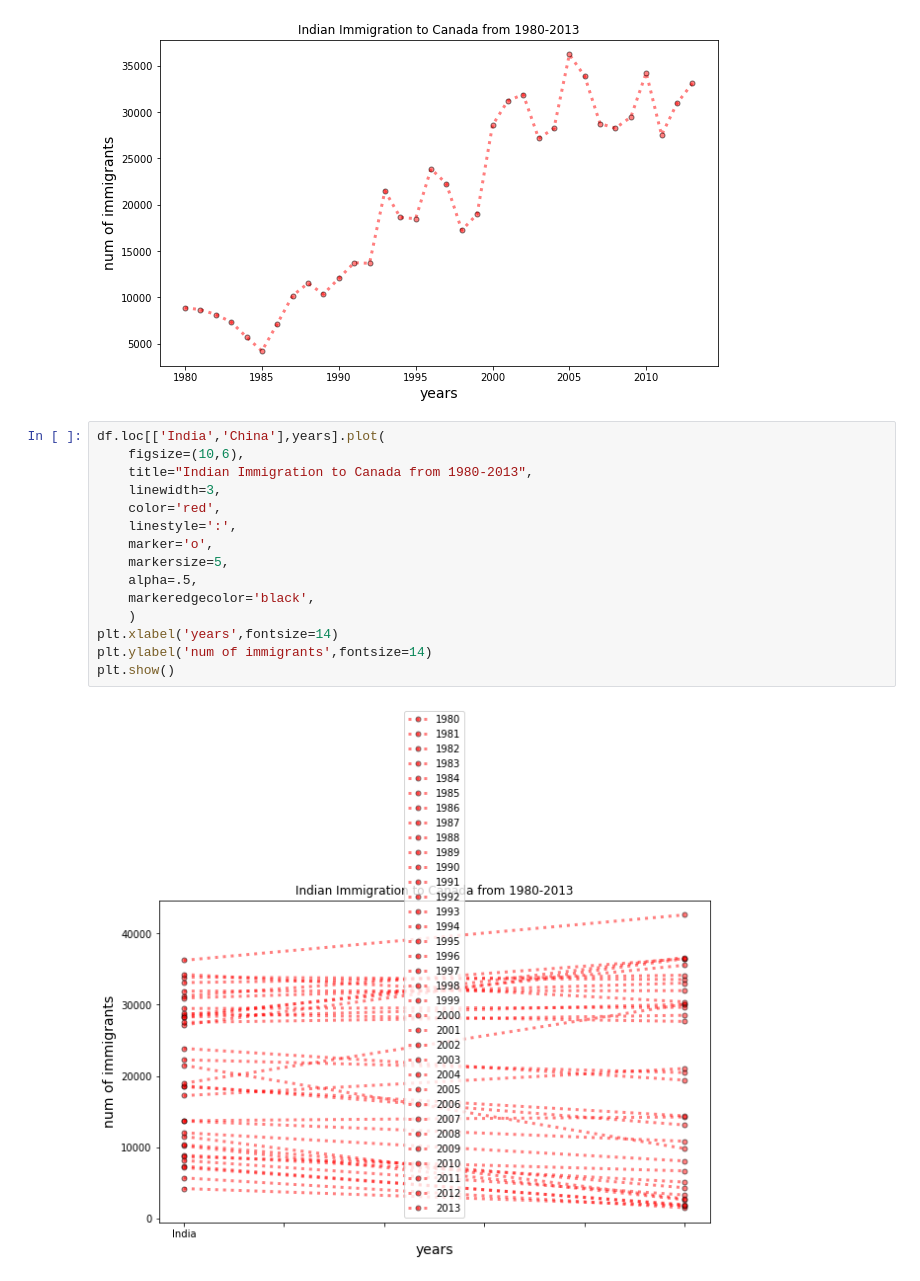
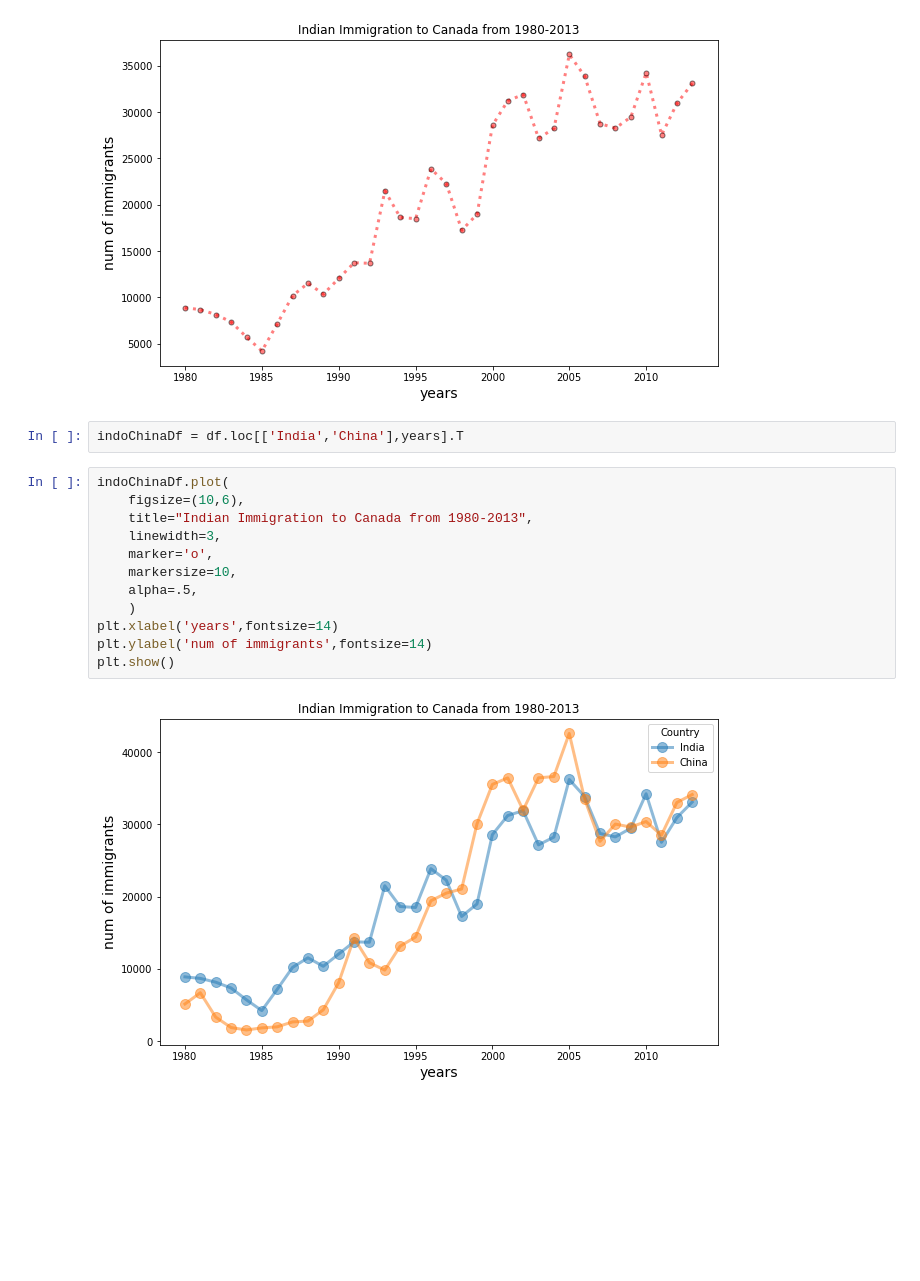
Before and after one commit to zaid-kamil/DPPYDS63021AUG, a Jupyter notebook: data analysis/data_analysis_3.ipynb, the cells around one changed output. Cells and saved outputs as stored; diff of their text form; blank space fills up the shorter version.

```diff
--- a/data analysis/data_analysis_3.ipynb
+++ b/data analysis/data_analysis_3.ipynb
@@ -43,20 +43,19 @@ plt.ylabel('num of immigrants',fontsize=14)
 plt.show()
 # %% [output]
 [figure]
+# %%
+indoChinaDf = df.loc[['India','China'],years].T
 # %%
-df.loc[['India','China'],years].plot(
+indoChinaDf.plot(
     figsize=(10,6),
     title="Indian Immigration to Canada from 1980-2013",
     linewidth=3,
-    color='red',
-    linestyle=':',
     marker='o',
-    markersize=5,
+    markersize=10,
     alpha=.5,
-    markeredgecolor='black',
     )
 plt.xlabel('years',fontsize=14)
 plt.ylabel('num of immigrants',fontsize=14)
 plt.show()
 # %% [output]
-[figure, old version]
+[figure, new version]
```
Also changed, not shown: parts of 2 cells of this notebook.
